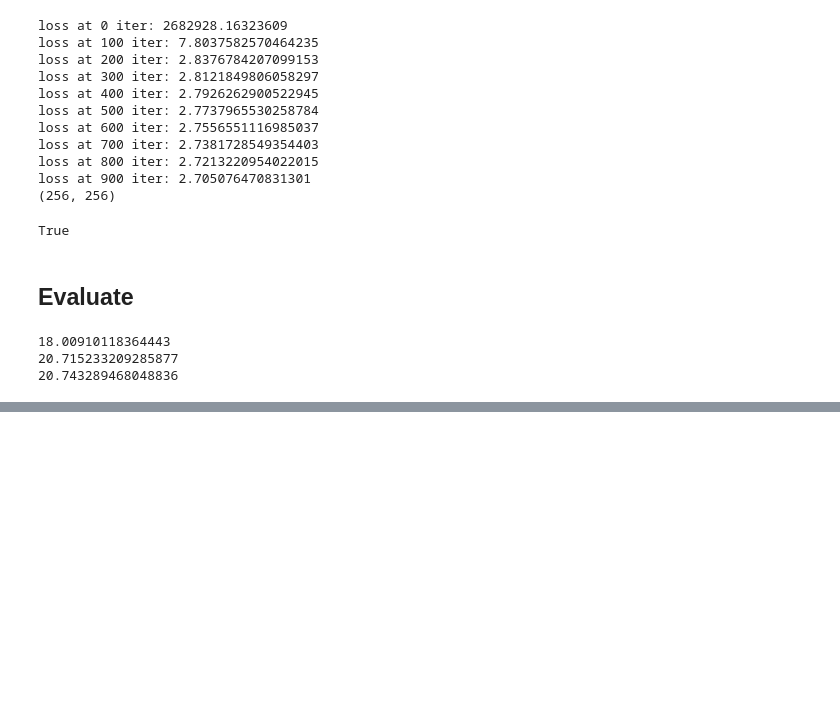
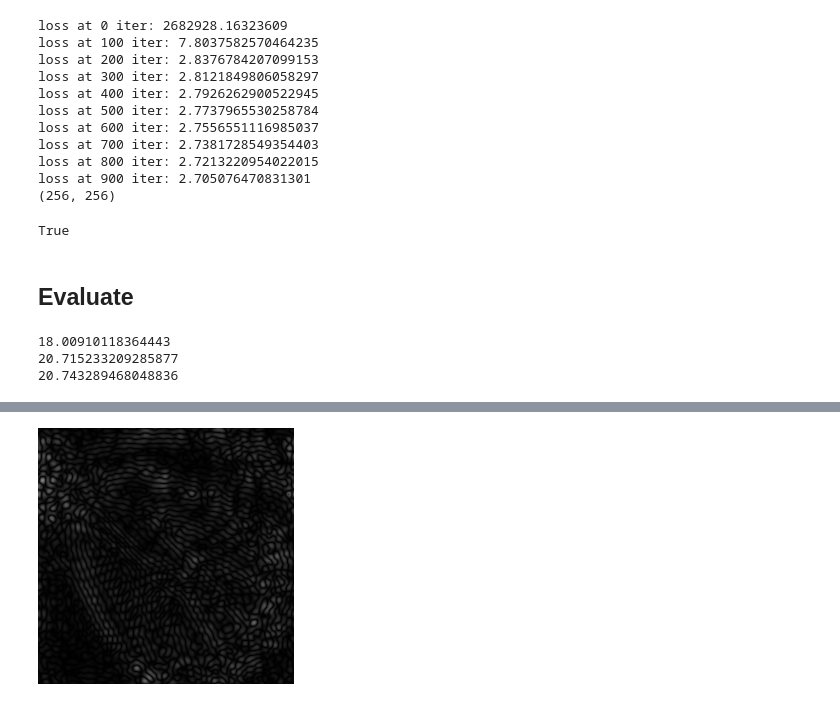
Before and after one commit to KevinTheRainmaker/ML_DL_Basics, a Jupyter notebook: ComputerVision/PA1_Super_Resolution/PA1_Super_Resolution.ipynb, the cells around one changed output, grey strips where cells are left out. Drawn from its saved outputs; the diff is of its cells as text; code cells hidden in the pictures; blank space fills up the shorter version.

```diff
--- a/ComputerVision/PA1_Super_Resolution/PA1_Super_Resolution.ipynb
+++ b/ComputerVision/PA1_Super_Resolution/PA1_Super_Resolution.ipynb
@@ -210,0 +247,32 @@ print(psnr(method2))
+# %%
+img_high = cv2.imread('/content/drive/MyDrive/data/CompVision/upsampled.png')
+img_high = cv2.cvtColor(img_high, cv2.COLOR_BGR2GRAY).astype(np.float32)
+# %%
+# fft
+fft = np.fft.fft2(img_high)
+mag_fft = np.log(np.abs(fft)+1)
+
+# fft shift
+fshift = np.fft.fftshift(fft)
+mag_fshift = np.log(np.abs(fshift)+1)
+# %%
+def cal_d(center_row, center_col, row, col):
+  s = (center_row-row)**2 + (center_col-col)**2
+  return s**(1/2)
+
+def filter_radius(fshift, radius, low=True):
+  rows, cols = fshift.shape
+  center_row, center_col = int(rows/2), int(cols/2)
+
+  filter_fshift = fshift.copy()
+
+  for row in range(rows):
+    for col in range(cols):
+      if low: # low-pass filter
+        if cal_d(center_row, center_col, row, col) > radius:
+          filter_fshift[row, col] = 0
+      else: # high-pass filter
+        if cal_d(center_row, center_col, row, col) < radius:
+          filter_fshift[row,col] = 0
+
+  return filter_fshift
@@ -210,0 +283,11 @@ print(psnr(method2))
+# %%
+# apply high-pass filter
+high_fshift = filter_radius(fshift, radius=20, low=False)
+high_pass_magnitude = np.log(np.abs(high_fshift)+1)
+# %%
+high_ishift = np.fft.ifftshift(high_fshift)
+high_img = np.fft.ifft2(high_ishift)
+high_img = np.abs(high_img)
+cv2_imshow(high_img)
+# %% [output]
+[figure, added]
```
Also changed, not shown: parts of 11 cells of this notebook.
